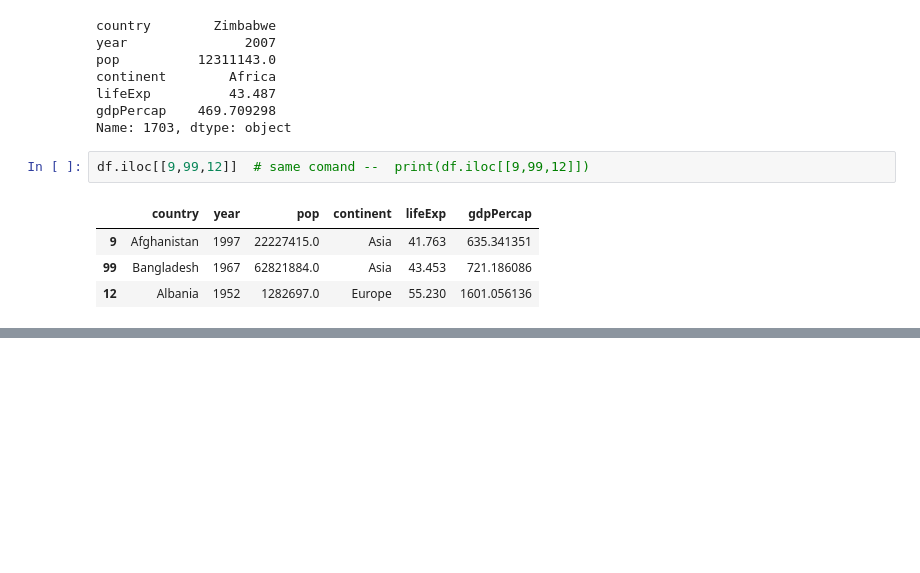
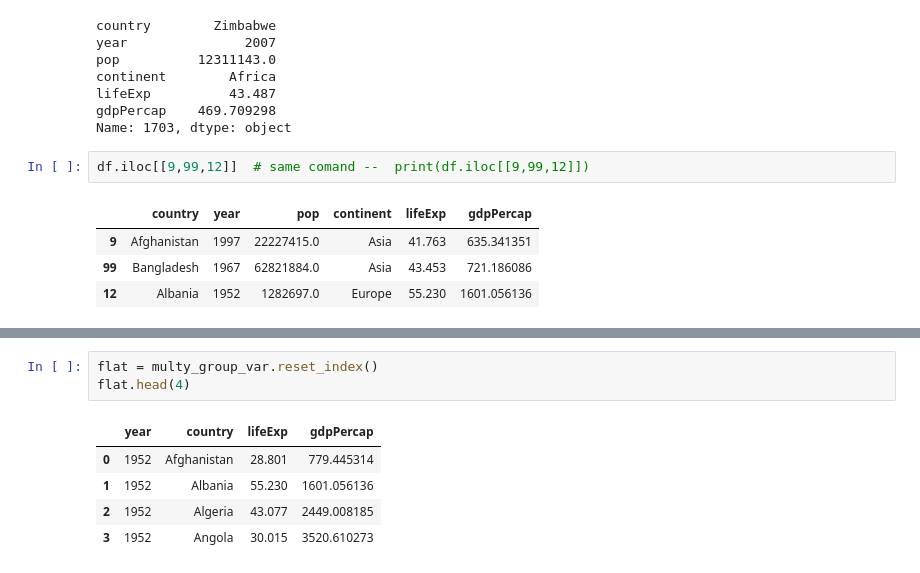
Before and after one commit to amanmuarya/Data_Analytics_with_Python, a Jupyter notebook: 1--WEEK/Python Fundamentals - II.ipynb, the cells around one changed output, grey strips where cells are left out. Saved outputs shown, nothing was run; the diff lists cells and outputs as text; blank space fills up the shorter version.

```diff
--- a/1--WEEK/Python Fundamentals - II.ipynb
+++ b/1--WEEK/Python Fundamentals - II.ipynb
@@ -70,0 +190,9 @@ df.iloc[[9,99,12]]  # same comand --  print(df.iloc[[9,99,12]])
+# %%
+flat = multy_group_var.reset_index()
+flat.head(4)
+# %% [output]
+|  | year | country | lifeExp | gdpPercap |
+| 0 | 1952 | Afghanistan | 28.801 | 779.445314 |
+| 1 | 1952 | Albania | 55.230 | 1601.056136 |
+| 2 | 1952 | Algeria | 43.077 | 2449.008185 |
+| 3 | 1952 | Angola | 30.015 | 3520.610273 |
```
Also changed, not shown: parts of 18 cells of this notebook.
